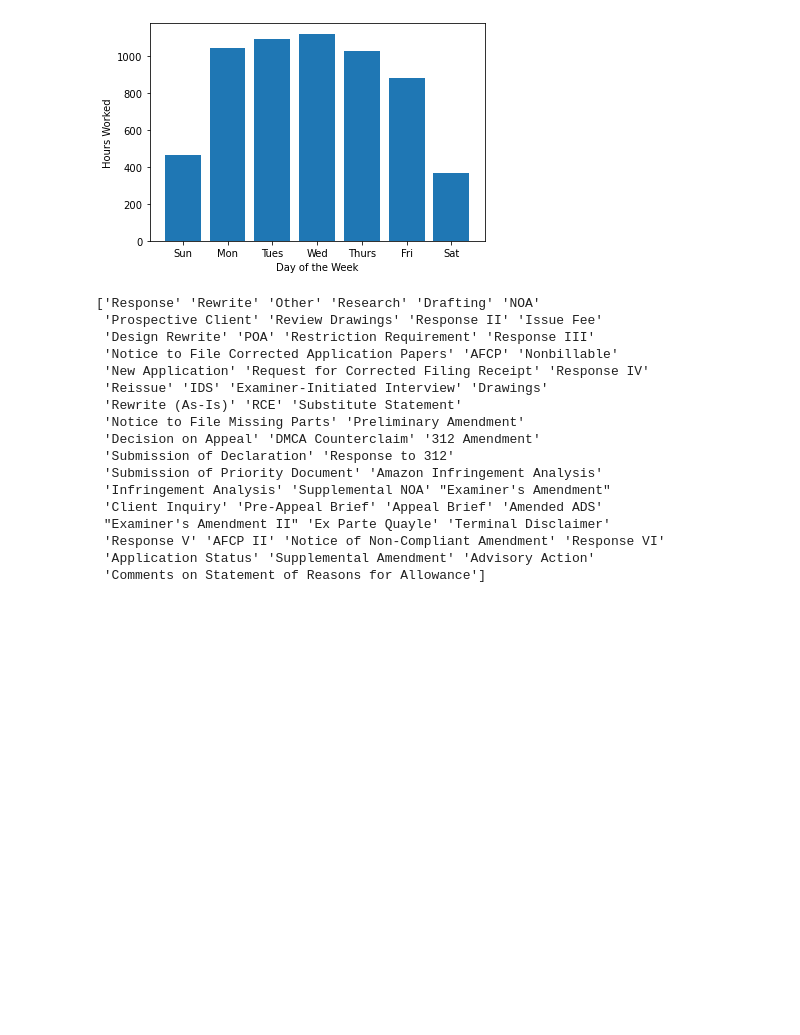
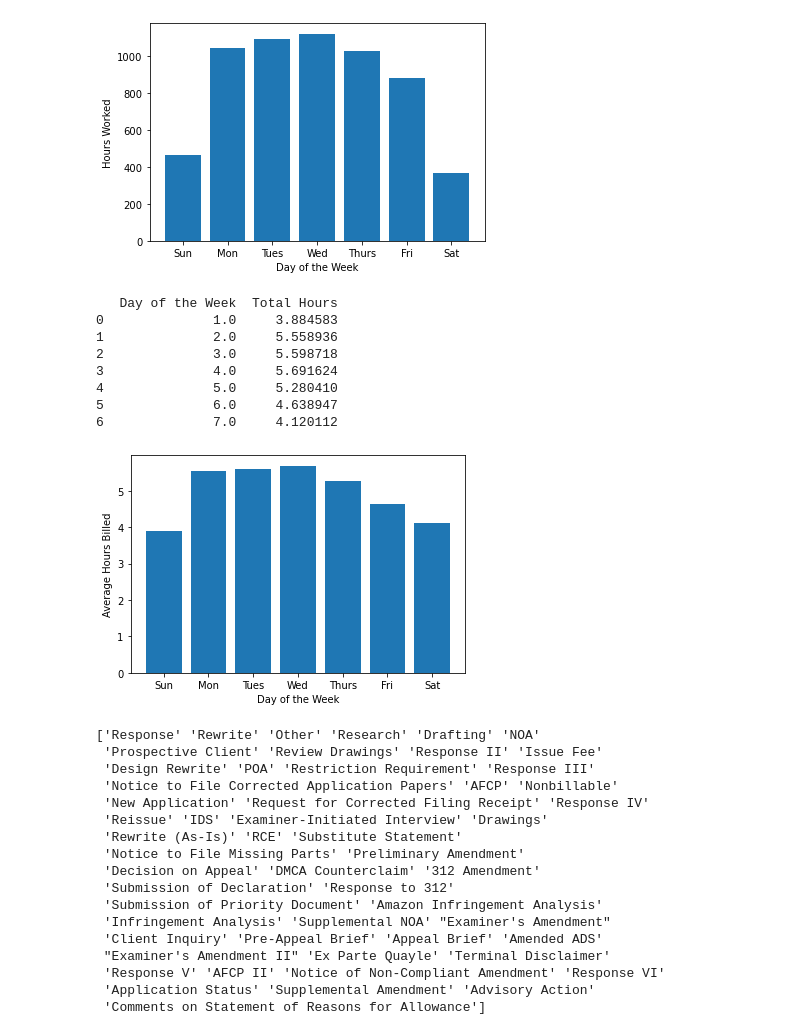
Before and after one commit to kinnikuren/work_analysis, a Jupyter notebook: work_analysis.ipynb, the cells around one changed output. Drawn from its saved outputs; the diff is of its cells as text; code cells hidden in the pictures; blank space fills up the shorter version.

Commit message:
yearly breakdown, daily average

```diff
--- a/work_analysis.ipynb
+++ b/work_analysis.ipynb
@@ -60,6 +77,28 @@ plt.show()
 5              6.0       881.40
 6              7.0       366.69
 [figure]
+# %%
+daily_average = work_log.groupby(['Date', 'Day of the Week'])['Total Hours'].sum().reset_index()
+#print(daily_average)
+daily_average = daily_average.groupby('Day of the Week', as_index=False)['Total Hours'].mean()
+print(daily_average)
+
+plt.bar(daily_average['Day of the Week'], daily_average['Total Hours'])
+plt.xlabel("Day of the Week")
+plt.ylabel("Average Hours Billed")
+plt.xticks(ticks=work_log_by_day['Day of the Week'], labels=["Sun", "Mon", "Tues", "Wed", "Thurs", "Fri", "Sat"])
+
+plt.show()
+# %% [output]
+   Day of the Week  Total Hours
+0              1.0     3.884583
+1              2.0     5.558936
+2              3.0     5.598718
+3              4.0     5.691624
+4              5.0     5.280410
+5              6.0     4.638947
+6              7.0     4.120112
+[figure, added]
 # %%
 print(work_log['Type I'].unique())
 # %% [output]
```
Also changed, not shown: parts of 1 cell of this notebook.
